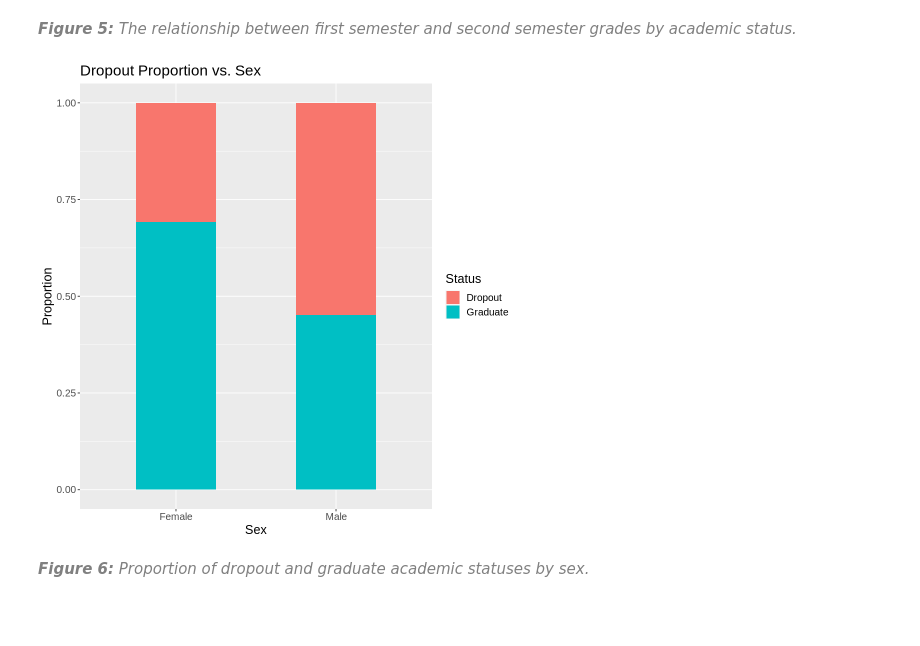
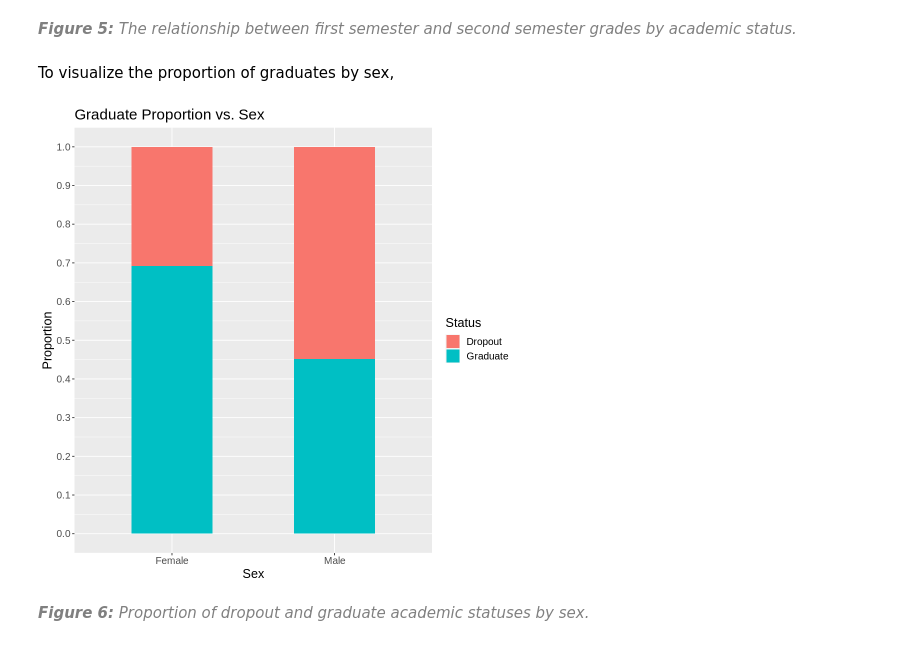
Before and after one commit to ekang27kc/dsci100-2023-T2-Group01-project, a Jupyter notebook: Project_Report.ipynb, the cells around one changed output. Drawn from its saved outputs; the diff is of its cells as text; code cells hidden in the pictures; blank space fills up the shorter version.

```diff
--- a/Project_Report.ipynb
+++ b/Project_Report.ipynb
@@ -192,22 +231,25 @@ Warning message:
 [figure]
 # %% [markdown]
 _<span style="color:gray">**Figure 5:** The relationship between first semester and second semester grades by academic status. </span>_
+# %% [markdown]
+To visualize the proportion of graduates by sex,
 # %%
 options(repr.plot.width = 8, repr.plot.height = 8)
 
 proportion_bar_plot <- data_train |>
    mutate(gender = factor(gender, levels = c("0", "1"), labels = c("Female", "Male"))) |>
    ggplot(aes(x = gender, fill = status)) +
    geom_bar(position = 'fill', width = 0.5) +
    xlab("Sex") +
    ylab("Proportion") +
    labs(fill = "Status") +
-   ggtitle("Dropout Proportion vs. Sex") +
+   ggtitle("Graduate Proportion vs. Sex") +
+   scale_y_continuous(breaks = seq(0, 1, 0.1)) +
    theme(text = element_text(size = 15))
 
 proportion_bar_plot
 # %% [output]
-[figure, old version]
+[figure, new version]
 # %% [markdown]
 _<span style="color:gray">**Figure 6:** Proportion of dropout and graduate academic statuses by sex. </span>_
 # %% [markdown]
```
Also changed, not shown: parts of 20 cells of this notebook.
